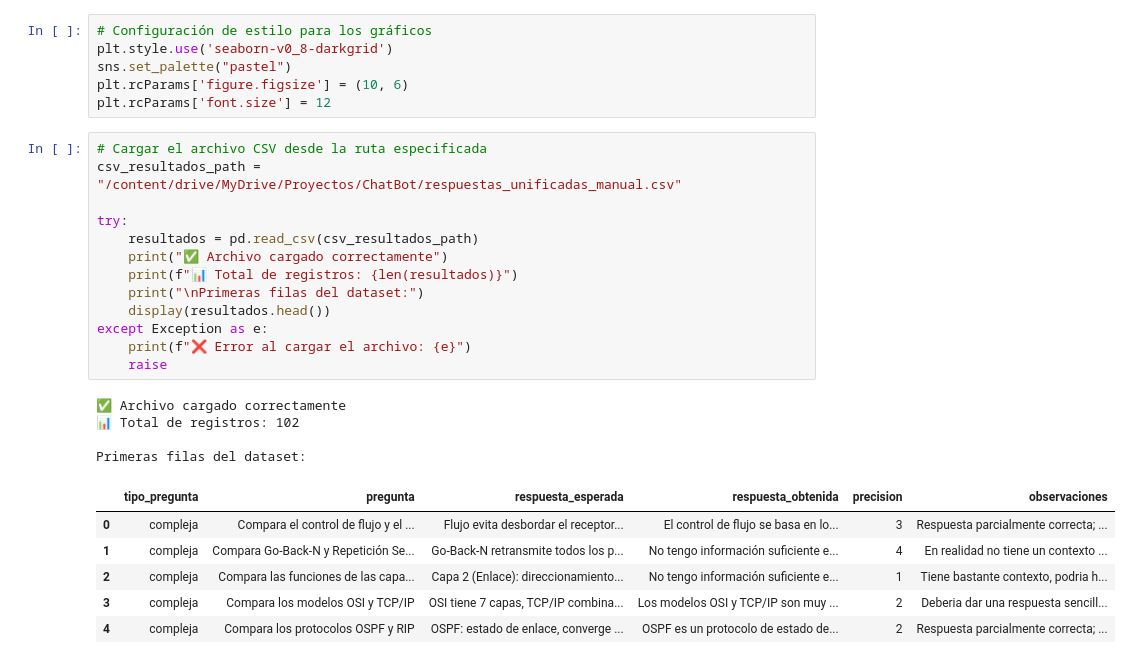
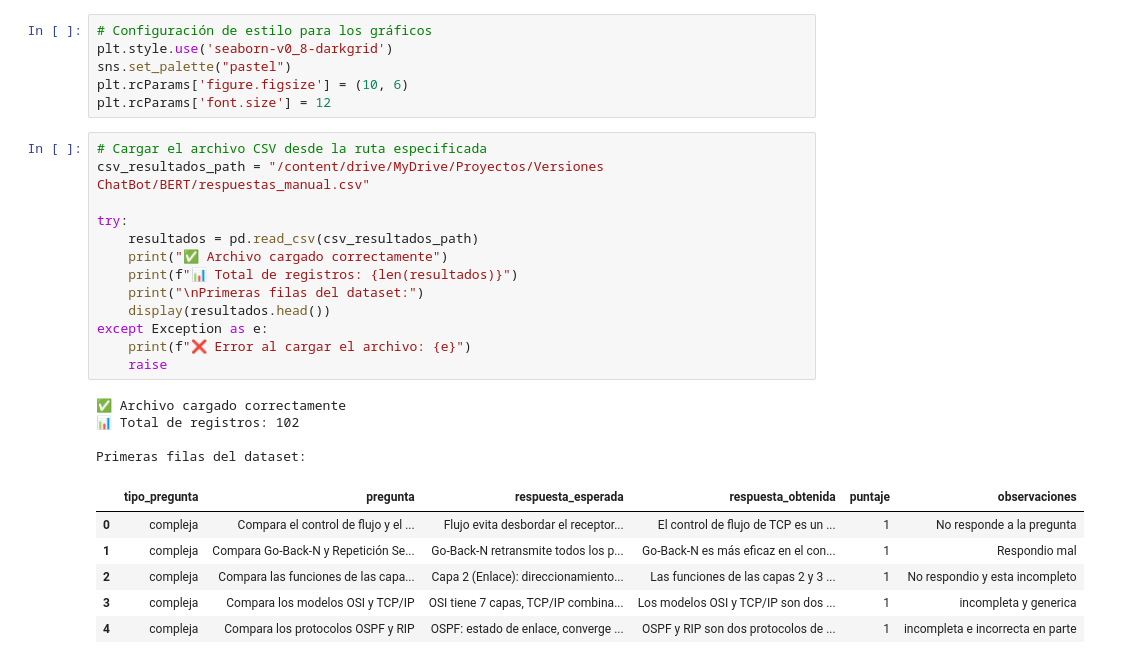
Before and after one commit to mero02/chatbot-pdf-app, a Jupyter notebook: analisis_pruebas_chatbot_vector_pdf.ipynb, the cells around one changed output. Saved outputs shown, nothing was run; the diff lists cells and outputs as text.

```diff
--- a/analisis_pruebas_chatbot_vector_pdf.ipynb
+++ b/analisis_pruebas_chatbot_vector_pdf.ipynb
@@ -13,28 +13,28 @@ plt.rcParams['figure.figsize'] = (10, 6)
 plt.rcParams['font.size'] = 12
 # %%
 # Cargar el archivo CSV desde la ruta especificada
-csv_resultados_path = "/content/drive/MyDrive/Proyectos/ChatBot/respuestas_unificadas_manual.csv"
+csv_resultados_path = "/content/drive/MyDrive/Proyectos/Versiones ChatBot/BERT/respuestas_manual.csv"
 
 try:
     resultados = pd.read_csv(csv_resultados_path)
     print("✅ Archivo cargado correctamente")
     print(f"📊 Total de registros: {len(resultados)}")
     print("\nPrimeras filas del dataset:")
     display(resultados.head())
 except Exception as e:
     print(f"❌ Error al cargar el archivo: {e}")
     raise
 # %% [output]
 ✅ Archivo cargado correctamente
 📊 Total de registros: 102
 
 Primeras filas del dataset:
-|  | tipo_pregunta | pregunta | respuesta_esperada | respuesta_obtenida | precision | observaciones |
-| 0 | compleja | Compara el control de flujo y el ... | Flujo evita desbordar el receptor... | El control de flujo se basa en lo... | 3 | Respuesta parcialmente correcta; ... |
-| 1 | compleja | Compara Go-Back-N y Repetición Se... | Go-Back-N retransmite todos los p... | No tengo información suficiente e... | 4 | En realidad no tiene un contexto ... |
-| 2 | compleja | Compara las funciones de las capa... | Capa 2 (Enlace): direccionamiento... | No tengo información suficiente e... | 1 | Tiene bastante contexto, podria h... |
-| 3 | compleja | Compara los modelos OSI y TCP/IP | OSI tiene 7 capas, TCP/IP combina... | Los modelos OSI y TCP/IP son muy ... | 2 | Deberia dar una respuesta sencill... |
-| 4 | compleja | Compara los protocolos OSPF y RIP | OSPF: estado de enlace, converge ... | OSPF es un protocolo de estado de... | 2 | Respuesta parcialmente correcta; ... |
+|  | tipo_pregunta | pregunta | respuesta_esperada | respuesta_obtenida | puntaje | observaciones |
+| 0 | compleja | Compara el control de flujo y el ... | Flujo evita desbordar el receptor... | El control de flujo de TCP es un ... | 1 | No responde a la pregunta |
+| 1 | compleja | Compara Go-Back-N y Repetición Se... | Go-Back-N retransmite todos los p... | Go-Back-N es más eficaz en el con... | 1 | Respondio mal |
+| 2 | compleja | Compara las funciones de las capa... | Capa 2 (Enlace): direccionamiento... | Las funciones de las capas 2 y 3 ... | 1 | No respondio y esta incompleto |
+| 3 | compleja | Compara los modelos OSI y TCP/IP | OSI tiene 7 capas, TCP/IP combina... | Los modelos OSI y TCP/IP son dos ... | 1 | incompleta y generica |
+| 4 | compleja | Compara los protocolos OSPF y RIP | OSPF: estado de enlace, converge ... | OSPF y RIP son dos protocolos de ... | 1 | incompleta e incorrecta en parte |
 # %%
 # Gráfico 1: Distribución de puntajes por tipo de pregunta
 plt.figure(figsize=(12, 6))
```
Also changed, not shown: parts of 6 cells of this notebook.
